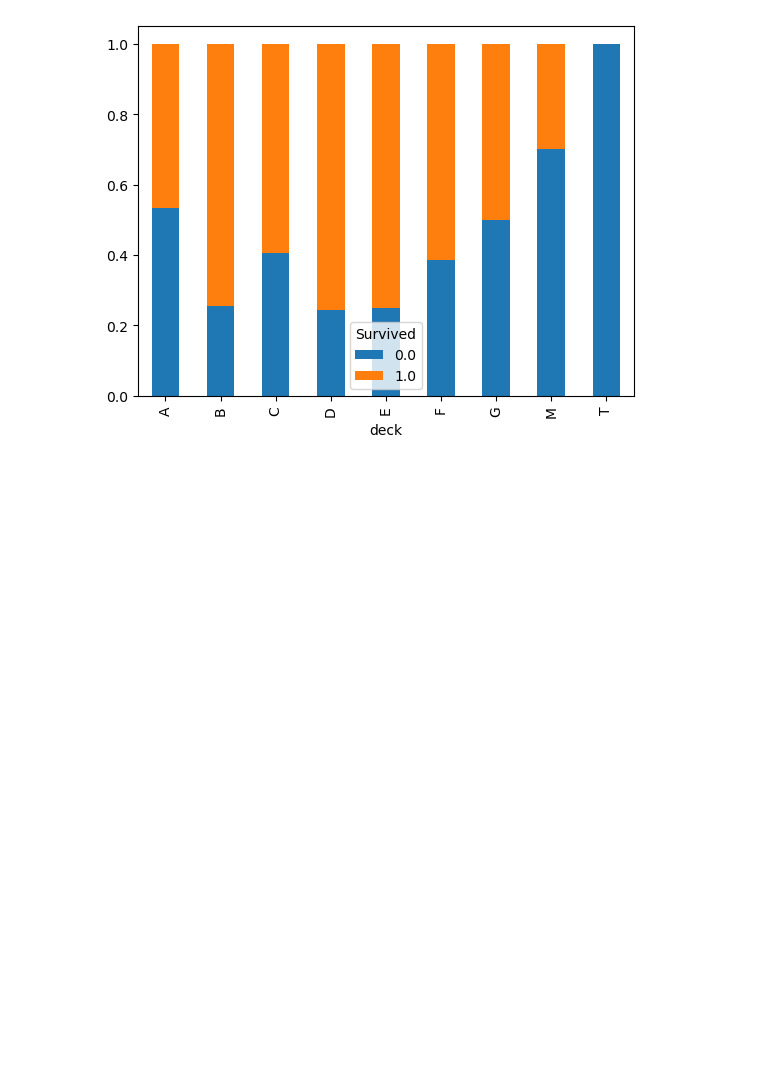
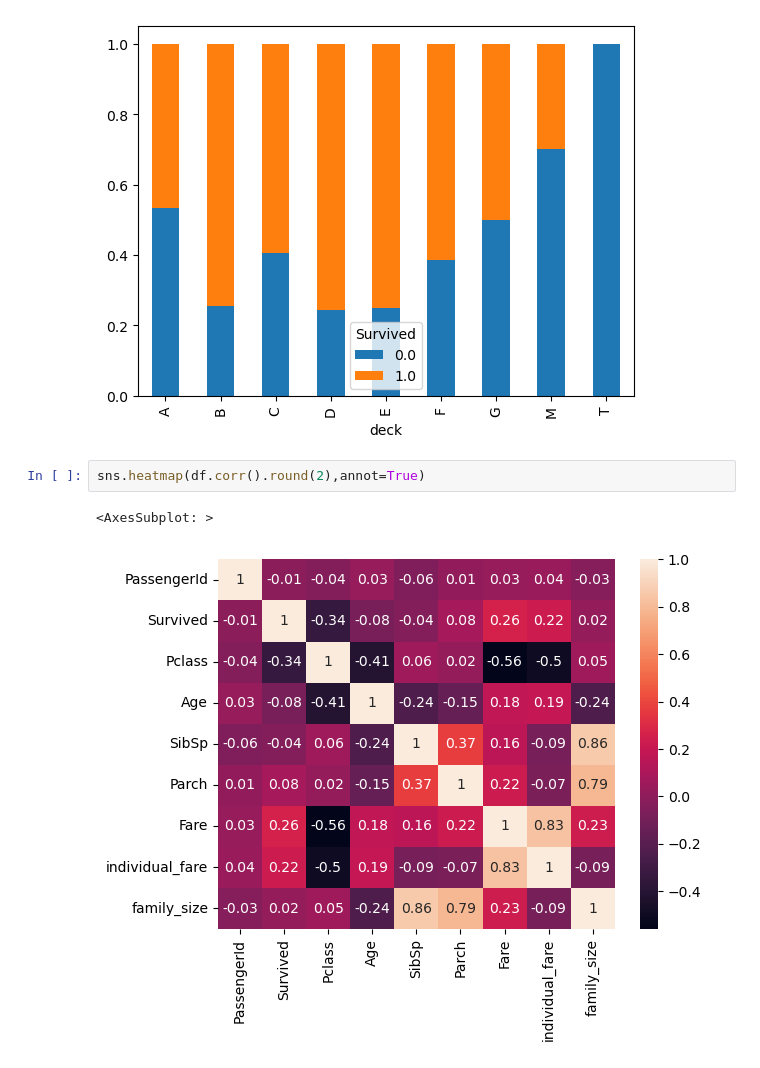
Before and after one commit to tejas05in/CampusX_DSA, a Jupyter notebook: session 29/practice.ipynb, the cells around one changed output. Saved outputs shown, nothing was run; the diff lists cells and outputs as text; blank space fills up the shorter version.

```diff
--- a/session 29/practice.ipynb
+++ b/session 29/practice.ipynb
@@ -576,3 +576,8 @@ pd.crosstab(df.deck,df.Survived,normalize='index').plot(kind='bar',stacked=True)
 # %% [output]
 <AxesSubplot: xlabel='deck'>
 [figure]
+# %%
+sns.heatmap(df.corr().round(2),annot=True)
+# %% [output]
+<AxesSubplot: >
+[figure, added]
```
Also changed, not shown: parts of 1 cell of this notebook.
